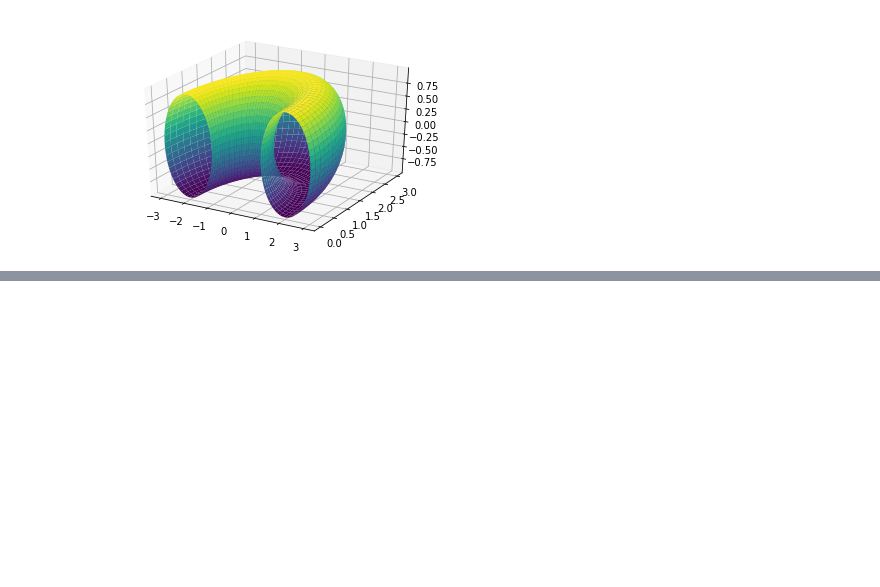
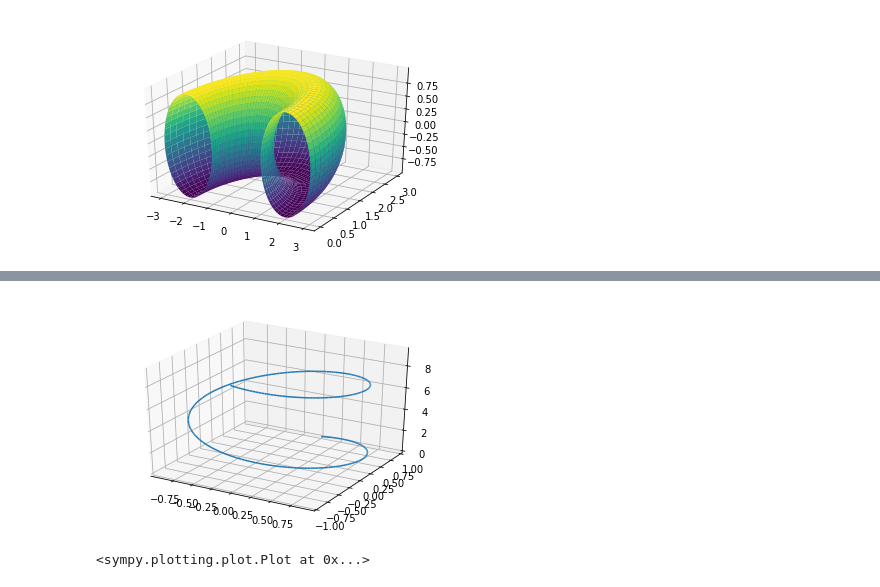
Before and after one commit to mattConn/mathematical-programming, a Jupyter notebook: notebooks/torus-plot.ipynb, the cells around one changed output, grey strips where cells are left out. Saved outputs shown, nothing was run; the diff lists cells and outputs as text; code cells hidden in the pictures; blank space fills up the shorter version.

```diff
--- a/notebooks/torus-plot.ipynb
+++ b/notebooks/torus-plot.ipynb
@@ -17,0 +31,5 @@ p = plot3d_parametric_surface(r(v)*cos(u),r(v)*sin(u),b*sin(v), (u, 0, pi), (v,
+# %%
+plot3d_parametric_line(sin(u),cos(u),u,(u,0,3*pi))
+# %% [output]
+[figure, added]
+<sympy.plotting.plot.Plot at 0x...>
```
Also changed, not shown: parts of 4 cells of this notebook, 1 other file.
